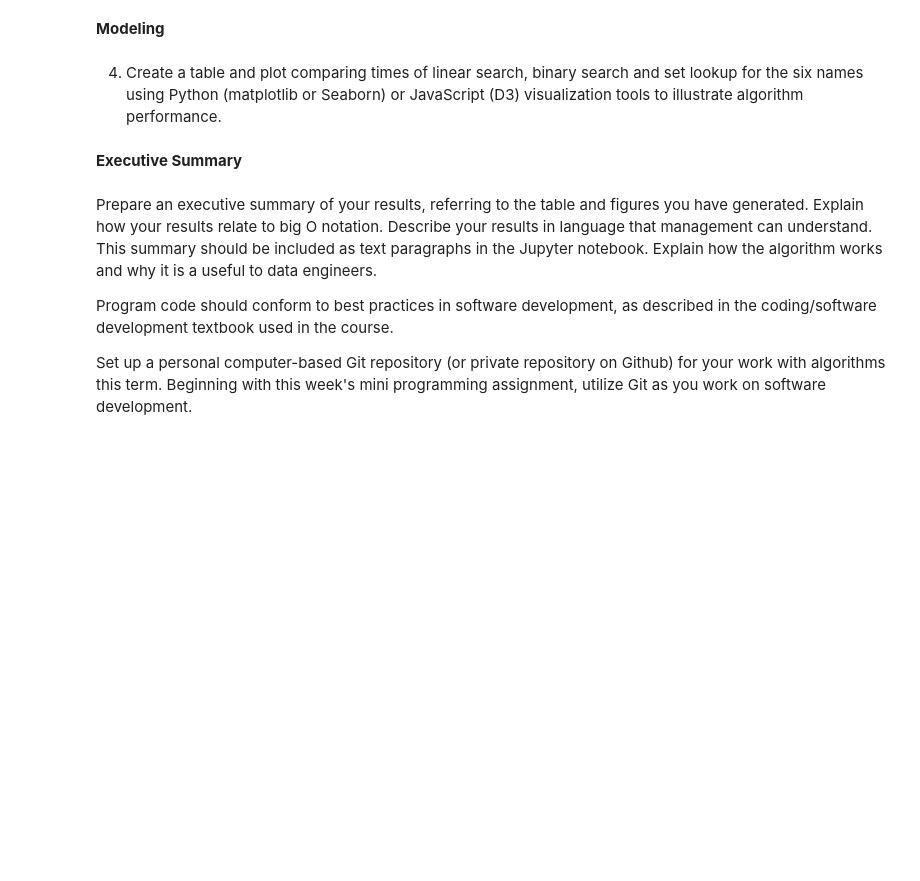
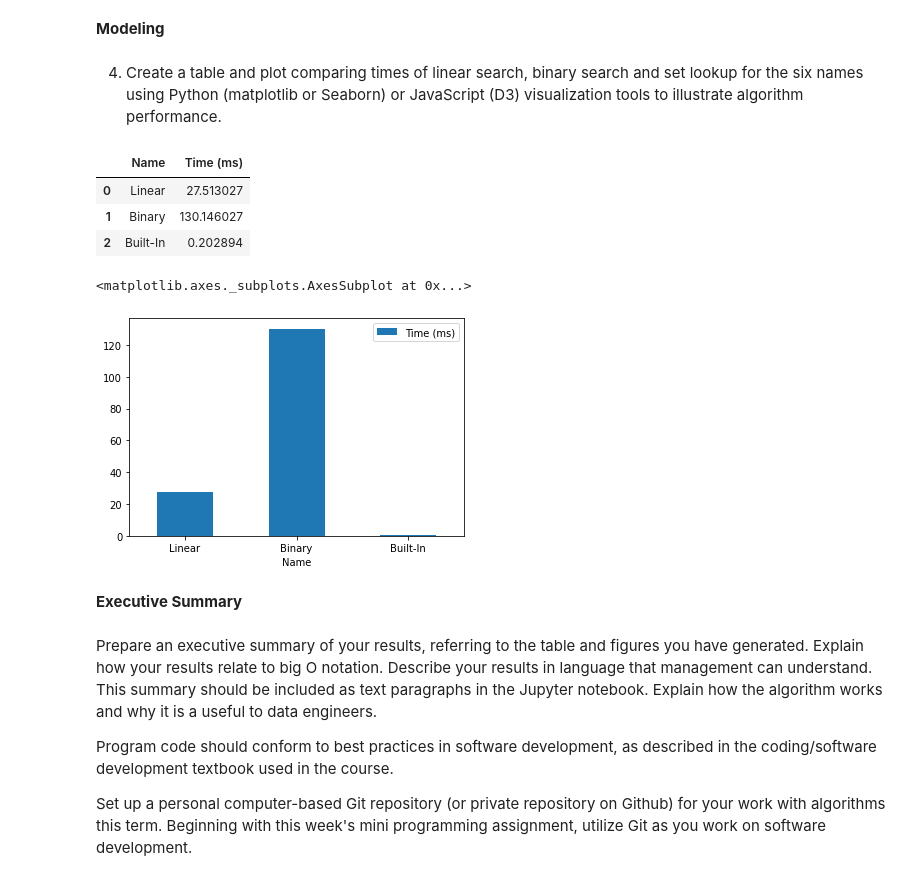
Before and after one commit to vincentpun123/Data-Engineering, a Jupyter notebook: Pun_MiniAssignment_5.ipynb, the cells around one changed output. Saved outputs shown, nothing was run; the diff lists cells and outputs as text; code cells hidden in the pictures; blank space fills up the shorter version.

```diff
--- a/Pun_MiniAssignment_5.ipynb
+++ b/Pun_MiniAssignment_5.ipynb
@@ -54,0 +112,3 @@ names_srt = ['B', 'T', 'X']
+# %%
+#names_set
+names_set = set(names_unsrt)
@@ -55,2 +131,6 @@ names_srt = ['B', 'T', 'X']
 # %% [markdown]
 2. Pick the names from the unsorted array that are at 10,000th, 30,000th, 50,000th, 70,000th, 90,000th, and 100,000th positions, and store them in a temporary array somewhere for later use.
+# %%
+#names_unsrt ---> temparray
+temparray = np.array([names_unsrt[9999],names_unsrt[29999],names_unsrt[49999],names_unsrt[69999],names_unsrt[89999],names_unsrt[99999]])
+temparray
@@ -58,0 +182,18 @@ names_srt = ['B', 'T', 'X']
+# %%
+#set.remove() (or the in keyword) built in for the set (names_set)
+names_set2 = names_set.copy()
+
+start=time.time()
+
+for item in temparray[:]:
+
+    names_set2.remove(item)
+
+end = time.time()
+
+executiontime_remove = 1000*(end-start)
+
+print("remove: ",round(executiontime_remove,4),"ms")
+
+#check that it's removed the items in temparray properly
+len(names_set)==(len(names_set2)+len(temparray))
@@ -60,6 +204,26 @@ names_srt = ['B', 'T', 'X']
 **Modeling**
 # %% [markdown]
 4. Create a table and plot comparing times of linear search, binary search and set lookup for the six names using Python (matplotlib or Seaborn) or JavaScript (D3) visualization tools to illustrate algorithm performance.
+# %%
+allresults = [executiontime_linear_search,
+              executiontime_binary_search,
+              executiontime_remove]
+
+names = ['Linear','Binary','Built-In']
+
+table = pd.DataFrame(list(zip(names,allresults)),columns=['Name','Time (ms)'])
+
+table
+# %% [output]
+|  | Name | Time (ms) |
+| 0 | Linear | 27.513027 |
+| 1 | Binary | 130.146027 |
+| 2 | Built-In | 0.202894 |
+# %%
+table.plot.bar(x='Name',y='Time (ms)',rot=0)
+# %% [output]
+<matplotlib.axes._subplots.AxesSubplot at 0x...>
+[figure, added]
 # %% [markdown]
 **Executive Summary**
 # %% [markdown]
```
Also changed, not shown: parts of 14 cells of this notebook.
